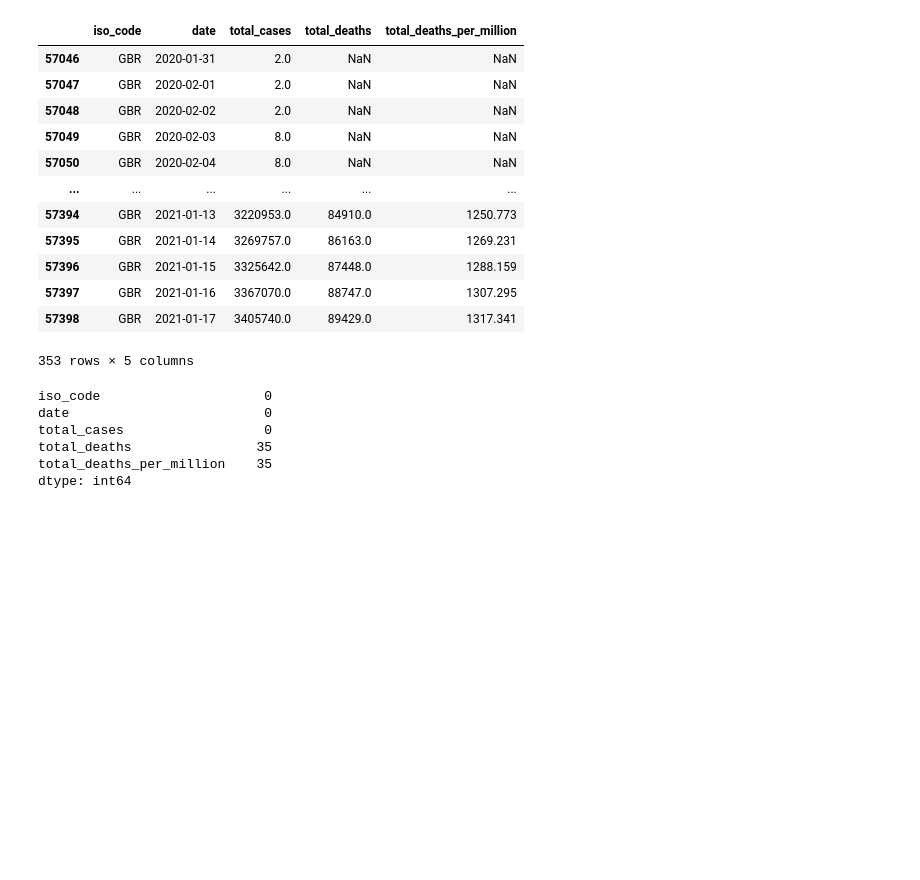
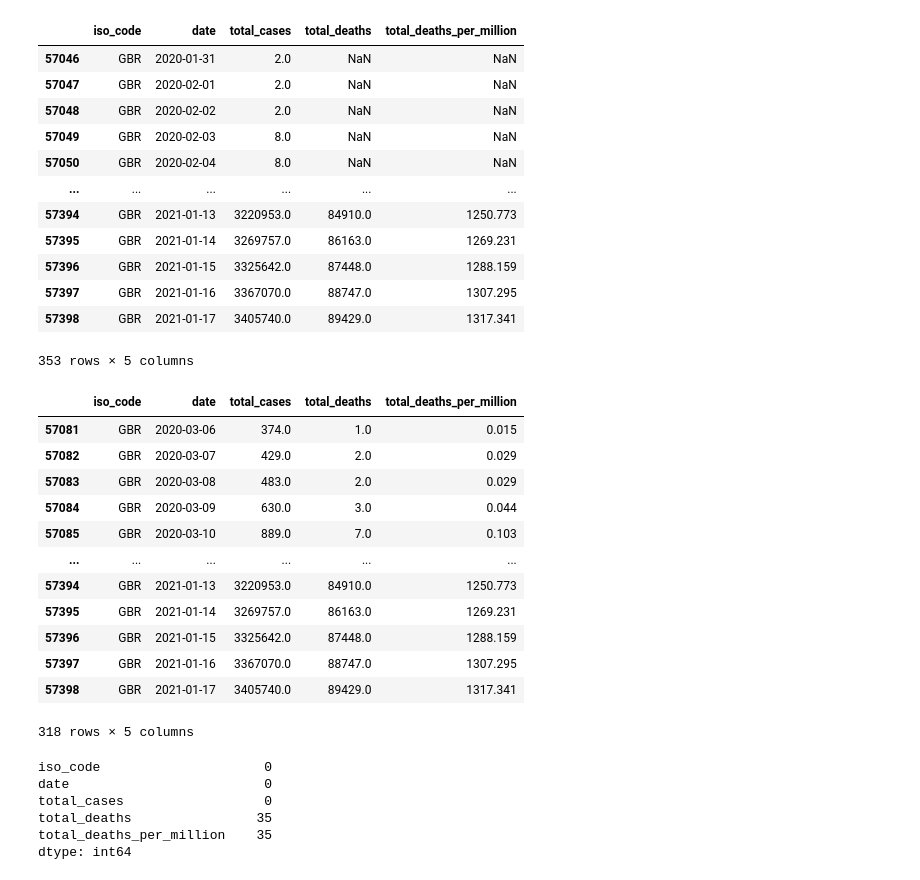
Before and after one commit to AriadnaPuigventos/GroupD_Covid19, a Jupyter notebook: notebooks/Ariadna.ipynb, the cells around one changed output. Cells and saved outputs as stored; diff of their text form; code cells hidden in the pictures; blank space fills up the shorter version.

```diff
--- a/notebooks/Ariadna.ipynb
+++ b/notebooks/Ariadna.ipynb
@@ -88,6 +108,23 @@ uk
 | 57397 | GBR | 2021-01-16 | 3367070.0 | 88747.0 | 1307.295 |
 | 57398 | GBR | 2021-01-17 | 3405740.0 | 89429.0 | 1317.341 |
 353 rows × 5 columns
+# %%
+GBR = uk.dropna(how= "any", inplace = False)
+GBR
+# %% [output]
+|  | iso_code | date | total_cases | total_deaths | total_deaths_per_million |
+| 57081 | GBR | 2020-03-06 | 374.0 | 1.0 | 0.015 |
+| 57082 | GBR | 2020-03-07 | 429.0 | 2.0 | 0.029 |
+| 57083 | GBR | 2020-03-08 | 483.0 | 2.0 | 0.029 |
+| 57084 | GBR | 2020-03-09 | 630.0 | 3.0 | 0.044 |
+| 57085 | GBR | 2020-03-10 | 889.0 | 7.0 | 0.103 |
+| ... | ... | ... | ... | ... | ... |
+| 57394 | GBR | 2021-01-13 | 3220953.0 | 84910.0 | 1250.773 |
+| 57395 | GBR | 2021-01-14 | 3269757.0 | 86163.0 | 1269.231 |
+| 57396 | GBR | 2021-01-15 | 3325642.0 | 87448.0 | 1288.159 |
+| 57397 | GBR | 2021-01-16 | 3367070.0 | 88747.0 | 1307.295 |
+| 57398 | GBR | 2021-01-17 | 3405740.0 | 89429.0 | 1317.341 |
+318 rows × 5 columns
 # %%
 uk.isnull().sum()
 # %% [output]
```
Also changed, not shown: parts of 17 cells of this notebook, 2 other files.
